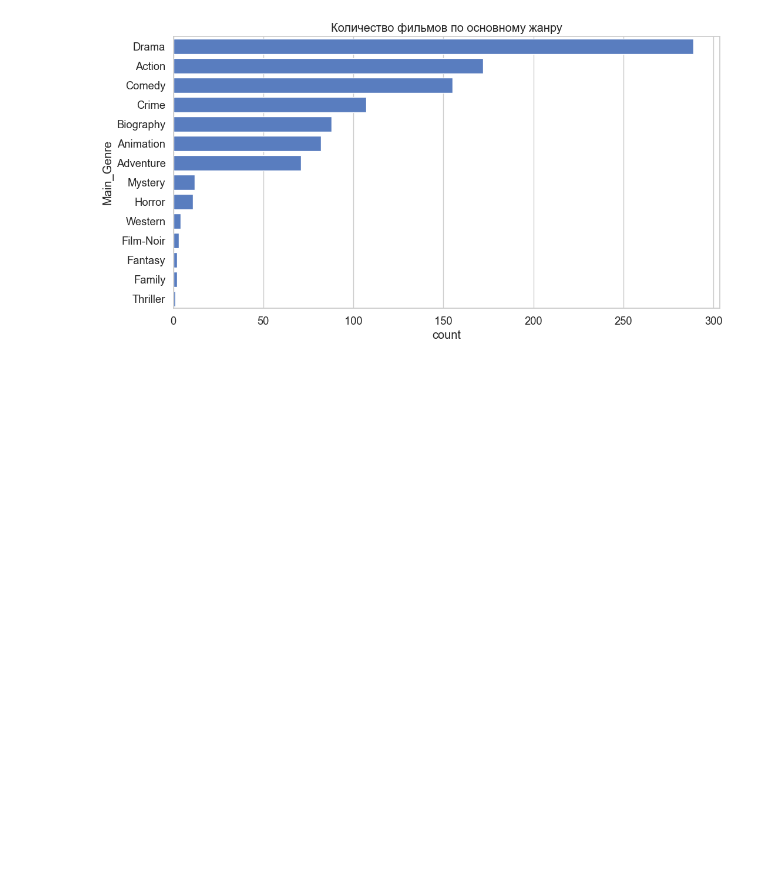
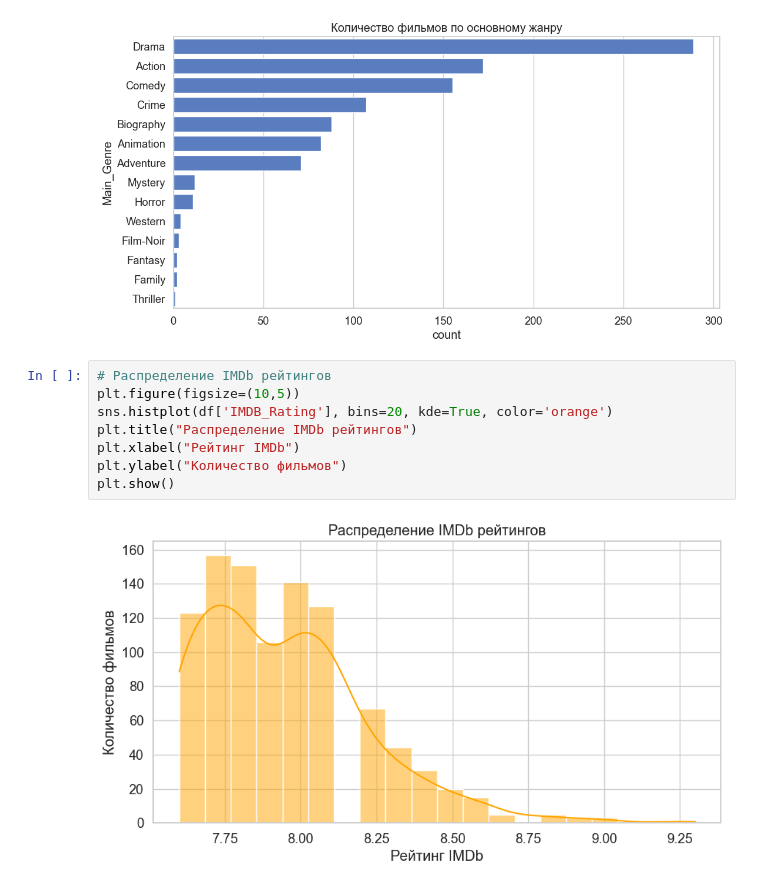
Before and after one commit to LA488/IMDb-Movie-Recommendation-System, a Jupyter notebook: notebooks/01_EDA.ipynb, the cells around one changed output. Drawn from its saved outputs; the diff is of its cells as text; blank space fills up the shorter version.

```diff
--- a/notebooks/01_EDA.ipynb
+++ b/notebooks/01_EDA.ipynb
@@ -135,3 +135,13 @@ plt.title('Количество фильмов по основному жанр
 plt.show()
 # %% [output]
 [figure]
+# %%
+# Распределение IMDb рейтингов
+plt.figure(figsize=(10,5))
+sns.histplot(df['IMDB_Rating'], bins=20, kde=True, color='orange')
+plt.title("Распределение IMDb рейтингов")
+plt.xlabel("Рейтинг IMDb")
+plt.ylabel("Количество фильмов")
+plt.show()
+# %% [output]
+[figure, added]
```
Also changed, not shown: parts of 6 cells of this notebook.
